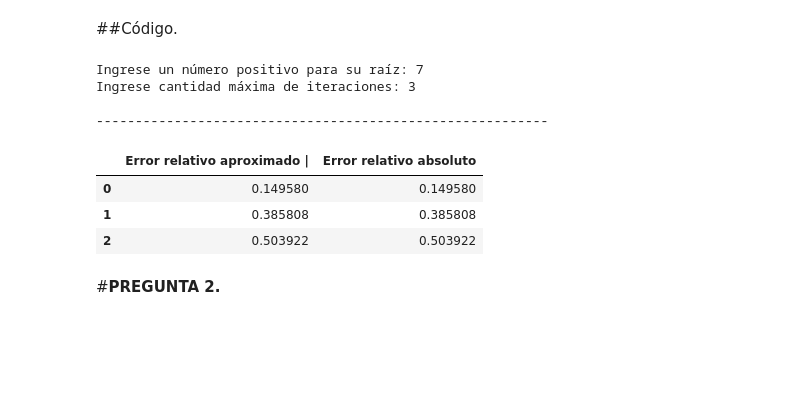
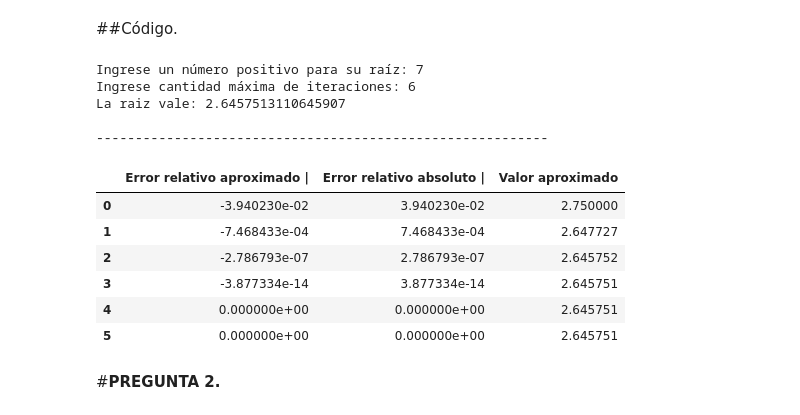
Before and after one commit to LucasRobles2323/Tarea1-MetodosNumericos, a Jupyter notebook: Tarea1.ipynb, the cells around one changed output. Drawn from its saved outputs; the diff is of its cells as text; code cells hidden in the pictures; blank space fills up the shorter version.

```diff
--- a/Tarea1.ipynb
+++ b/Tarea1.ipynb
@@ -23,6 +23,7 @@ def DivideYpromedia(initial, cantMax, a):
     I = [] # Arreglo de initial
     Ea = [] # Arreglo de Errores aproximados
     Eabs = [] # Arreglo de Errores absolutos
+    Vapp = [] # Valores aproximados de la raíz obtenidos
 
     trueValor = math.sqrt(a) # Valor real
 
@@ -30,46 +31,53 @@ def DivideYpromedia(initial, cantMax, a):
       aux = initial
 
       # Calculo de Divide y Promedia-----
-      initial = float(aux + (initial / aux)) # Calcula el numerador
+      initial = float(aux + (a / aux)) # Calcula el numerador
       initial = float(initial / 2) # Lo divide en 2, se completa la división
       # ---------------------------------
 
       # Calculo----------------------------------------------------
        # El valor app queda como initial
       error_relav = (trueValor - initial)/trueValor
 
       # Llenado de arreglos
       Ea.append(error_relav)
       Eabs.append(abs(error_relav))
+      Vapp.append(initial)
 
       #------------------------------------------------------------
 
       df = pd.DataFrame({'Error relativo aproximado   |': Ea,
-                         'Error relativo absoluto': Eabs })
+                         'Error relativo absoluto   |': Eabs,
+                         'Valor aproximado': Vapp })
 
     I.append(initial) # Arreglo de initials, para corroborar
     return df
 
 
 # Zona de Input---------------------------------------------------------------
 a = float(input("Ingrese un número positivo para su raíz: "))
-initial = a / 2
+initial = a / 2.0
 
 cantMax = int(input("Ingrese cantidad máxima de iteraciones: "))
 
 df = DivideYpromedia(initial, cantMax, a)
 
+print(f"La raiz vale: {math.sqrt(a)}")
 print ("\n----------------------------------------------------------")
 df
 # %% [output]
 Ingrese un número positivo para su raíz: 7
-Ingrese cantidad máxima de iteraciones: 3
+Ingrese cantidad máxima de iteraciones: 6
+La raiz vale: 2.6457513110645907
 
 ----------------------------------------------------------
-|  | Error relativo aproximado | | Error relativo absoluto |
-| 0 | 0.149580 | 0.149580 |
-| 1 | 0.385808 | 0.385808 |
-| 2 | 0.503922 | 0.503922 |
+|  | Error relativo aproximado | | Error relativo absoluto | | Valor aproximado |
+| 0 | -3.940230e-02 | 3.940230e-02 | 2.750000 |
+| 1 | -7.468433e-04 | 7.468433e-04 | 2.647727 |
+| 2 | -2.786793e-07 | 2.786793e-07 | 2.645752 |
+| 3 | -3.877334e-14 | 3.877334e-14 | 2.645751 |
+| 4 | 0.000000e+00 | 0.000000e+00 | 2.645751 |
+| 5 | 0.000000e+00 | 0.000000e+00 | 2.645751 |
 # %% [markdown]
 #**PREGUNTA 2.**
 # %% [markdown]
```
